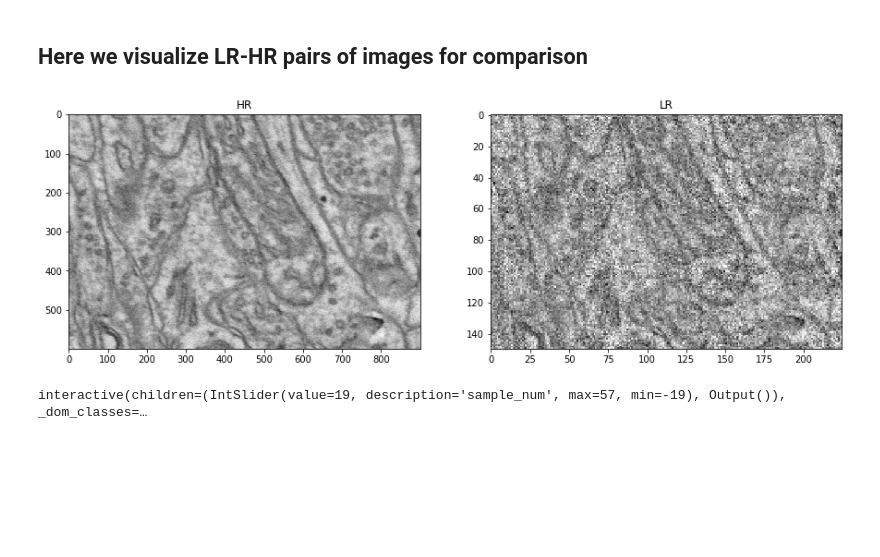
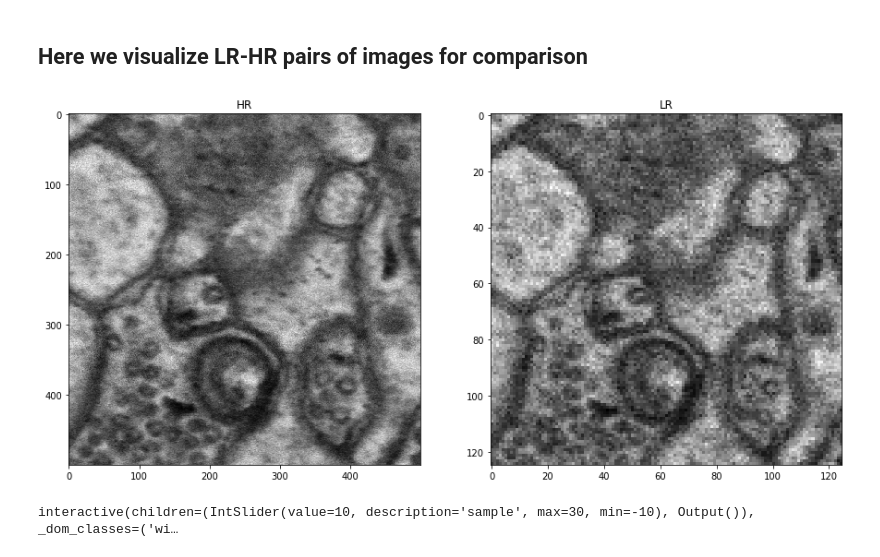
Before and after one commit to WAMRI-AI/salk-2020, a Jupyter notebook: image_visualization.ipynb, the cells around one changed output. Saved outputs shown, nothing was run; the diff lists cells and outputs as text; code cells hidden in the pictures; blank space fills up the shorter version.

```diff
--- a/image_visualization.ipynb
+++ b/image_visualization.ipynb
@@ -64,17 +65,17 @@ plt.show() # show visualization
 # %% [markdown]
 ## Here we visualize LR-HR pairs of images for comparison
 # %%
-sn = 25 # image number
+sn = 30 # image number
 lr_im = load_img(lr_files[sn]) # load image to tensor
 hr_im = load_img(hr_files[sn])
 f, axarr = plt.subplots(1,2) # create visualizations
 axarr[0].imshow(np.squeeze(hr_im), cmap=plt.cm.gray) # visualize image tensor
 axarr[0].set_title("HR")
 axarr[1].imshow(np.squeeze(lr_im), cmap=plt.cm.gray) # visualize original image file
 axarr[1].set_title("LR")
 plt.show() # show visualization
 # %% [output]
-[figure, old version]
+[figure, new version]
 # %%
 def visualize_sample(lr_fn, hr_fn):
     lr_im = load_img(lr_fn) # load image to tensor
@@ -87,7 +88,7 @@ def visualize_sample(lr_fn, hr_fn):
     plt.show() # show visualization
 # %%
 @interact
-def show_sample(sample_num=19):
-    return visualize_sample(lr_files[sn], hr_files[sn])
+def show_sample(sample=10):
+    return visualize_sample(lr_files[sample], hr_files[sample])
 # %% [output]
-interactive(children=(IntSlider(value=19, description='sample_num', max=57, min=-19), Output()), _dom_classes=…
+interactive(children=(IntSlider(value=10, description='sample', max=30, min=-10), Output()), _dom_classes=('wi…
```
Also changed, not shown: parts of 4 cells of this notebook.
